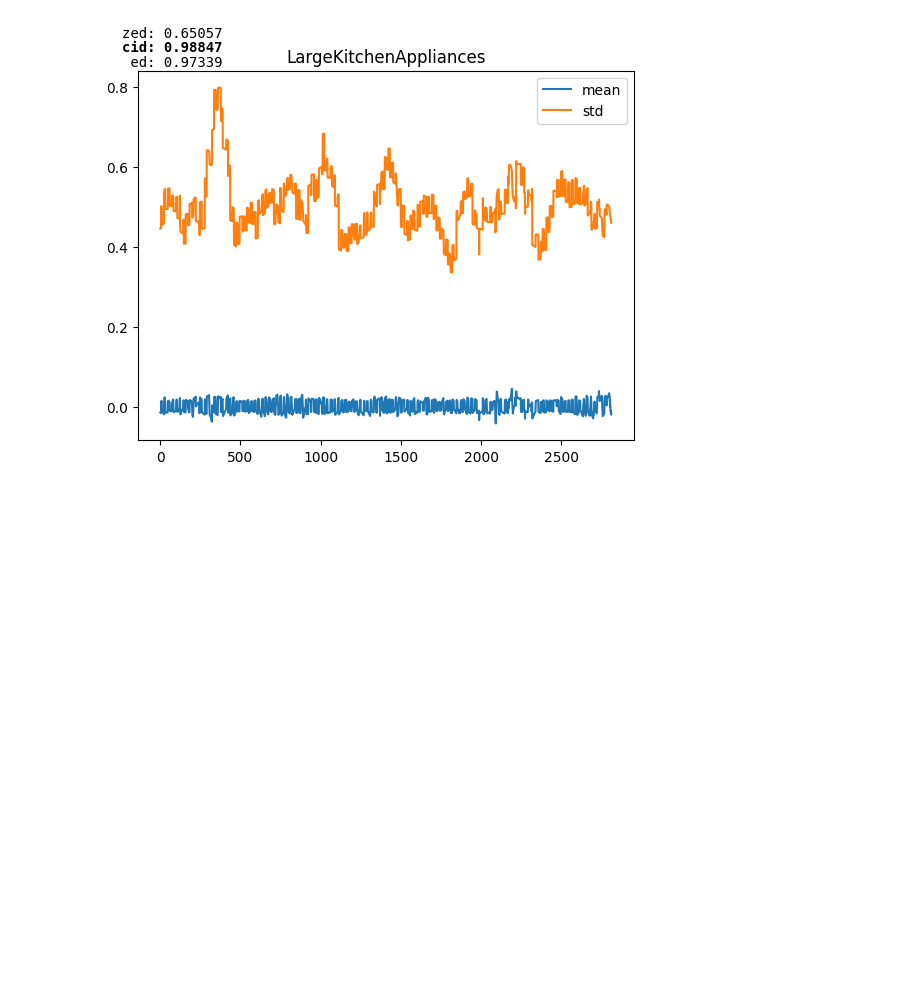
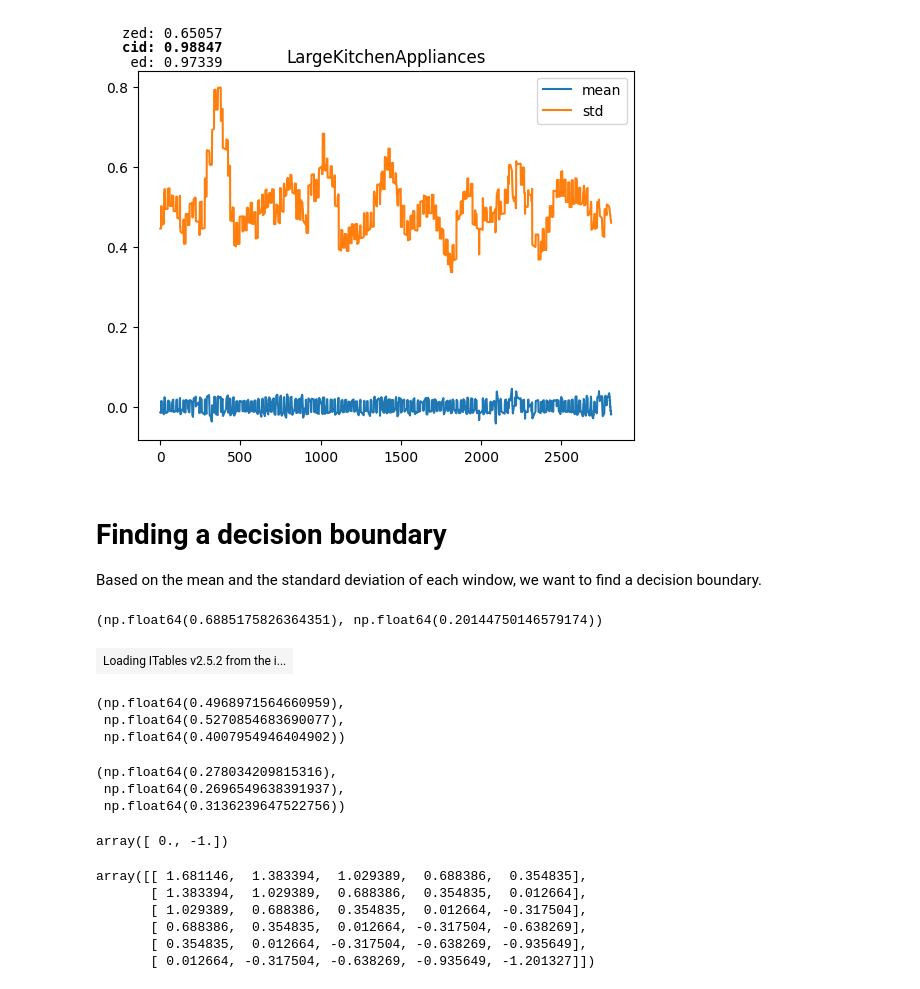
Before and after one commit to JaasperK/oracle, a Jupyter notebook: notebooks/oracle.ipynb, the cells around one changed output. Drawn from its saved outputs; the diff is of its cells as text; code cells hidden in the pictures; blank space fills up the shorter version.

```diff
--- a/notebooks/oracle.ipynb
+++ b/notebooks/oracle.ipynb
@@ -252,3 +227,83 @@ plot_mean_std_of_series(34)
 plot_mean_std_of_series(37)
 # %% [output]
 [figure]
+# %% [markdown]
+# Finding a decision boundary
+Based on the mean and the standard deviation of each window, we want to find a decision boundary.
+# %%
+def mean_std_spread(dataset, w_size):
+    ts = time_series(dataset)
+    mu  = np.mean(ts)
+    std = np.std(ts)
+    nts = (ts - mu) / std
+
+    means = []
+    stds = []
+    for i in range(len(nts) - w_size + 1):
+        segment = nts[i:i + w_size]
+        means.append(np.mean(segment))
+        stds.append(np.std(segment))
+
+    return np.std(means), np.std(stds)
+
+mean_std_spread("Adiac", 10)
+# %% [output]
+(np.float64(0.6885175826364351), np.float64(0.20144750146579174))
+# %%
+mu_spreads = []
+o_spreads = []
+for dataset in tssb_dataset_names:
+    w_size = window_size(dataset)
+    mu_spread, o_spread = mean_std_spread(dataset, w_size)
+    mu_spreads.append(mu_spread)
+    o_spreads.append(o_spread)
+
+spread = pd.DataFrame({"dataset" : tssb_dataset_names, "std_of_means" : mu_spreads, "std_of_stds" : o_spreads, "dist_measure" : t_oracle})
+spread
+# %% [output]
+| Loading ITables v2.5.2 from the i... |
+# %%
+ed_mu_spread = spread.loc[spread.dist_measure == "euclidean_distance"].std_of_means.mean()
+zed_mu_spread = spread.loc[spread.dist_measure == "znormed_euclidean_distance"].std_of_means.mean()
+cid_mu_spread = spread.loc[spread.dist_measure == "cinvariant_euclidean_distance"].std_of_means.mean()
+
+ed_mu_spread, zed_mu_spread, cid_mu_spread
+# %% [output]
+(np.float64(0.4968971564660959),
+ np.float64(0.5270854683690077),
+ np.float64(0.4007954946404902))
+# %%
+ed_o_spread = spread.loc[spread.dist_measure == "euclidean_distance"].std_of_stds.mean()
+zed_o_spread = spread.loc[spread.dist_measure == "znormed_euclidean_distance"].std_of_stds.mean()
+cid_o_spread = spread.loc[spread.dist_measure == "cinvariant_euclidean_distance"].std_of_stds.mean()
+
+ed_o_spread, zed_o_spread, cid_o_spread
+# %% [output]
+(np.float64(0.278034209815316),
+ np.float64(0.2696549638391937),
+ np.float64(0.3136239647522756))
+# %%
+def map_vector_diff_to_plane(v1, v2):
+    w = v1 - v2
+    V = np.array([v1, v2]).T
+    Q, _ = np.linalg.qr(V)
+    return Q.T @ w
+
+map_vector_diff_to_plane(np.array([1, 0, 0]), np.array([1, 1, 0]))
+# %% [output]
+array([ 0., -1.])
+# %%
+def windows(ts, w_size):
+    windows = []
+    for i in range(len(ts) - w_size + 1):
+        windows.append(ts[i:i+w_size])
+    return np.array(windows)
+
+windows(time_series("Adiac")[:10], 5)
+# %% [output]
+array([[ 1.681146,  1.383394,  1.029389,  0.688386,  0.354835],
+       [ 1.383394,  1.029389,  0.688386,  0.354835,  0.012664],
+       [ 1.029389,  0.688386,  0.354835,  0.012664, -0.317504],
+       [ 0.688386,  0.354835,  0.012664, -0.317504, -0.638269],
+       [ 0.354835,  0.012664, -0.317504, -0.638269, -0.935649],
+       [ 0.012664, -0.317504, -0.638269, -0.935649, -1.201327]])
```
Also changed, not shown: parts of 9 cells of this notebook.
